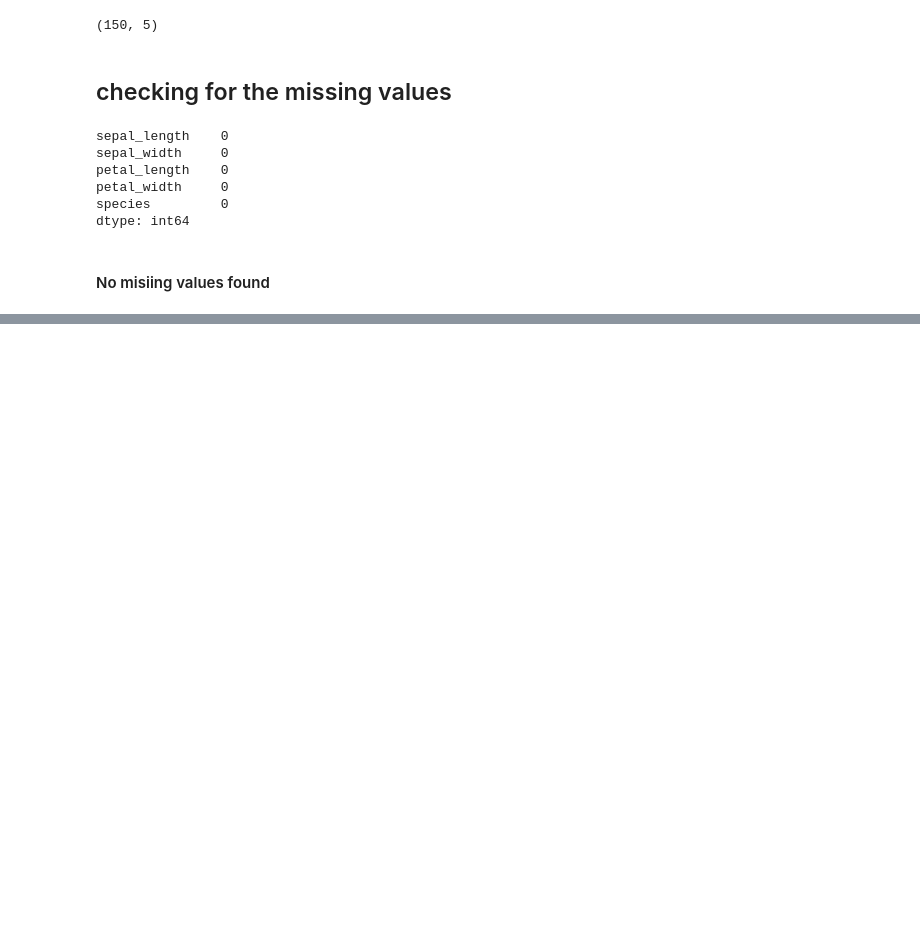
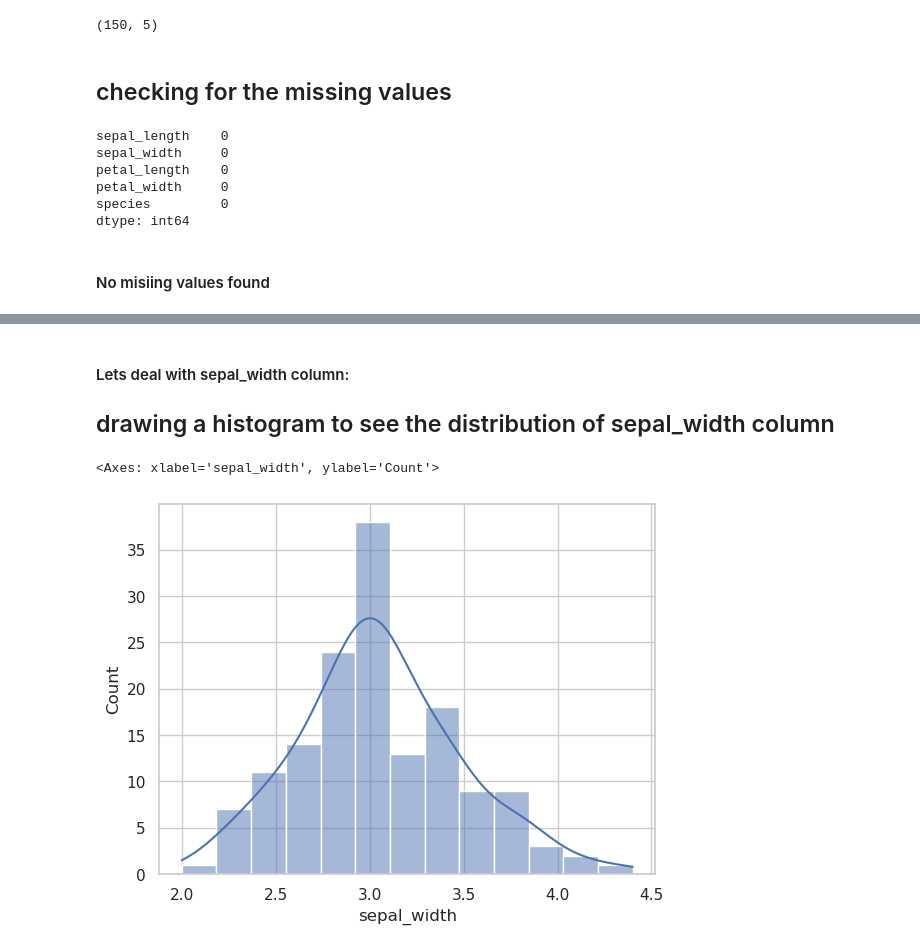
Before and after one commit to LalitSingh07/CODSOFT, a Jupyter notebook: 02/IRIS.ipynb, the cells around one changed output, grey strips where cells are left out. Saved outputs shown, nothing was run; the diff lists cells and outputs as text; code cells hidden in the pictures; blank space fills up the shorter version.

```diff
--- a/02/IRIS.ipynb
+++ b/02/IRIS.ipynb
@@ -88,0 +124,9 @@ plt.show()
+# %% [markdown]
+#### Lets deal with sepal_width column:
+## drawing a histogram to see the distribution of sepal_width column
+# %%
+
+sns.histplot(df['sepal_width'], kde=True)
+# %% [output]
+<Axes: xlabel='sepal_width', ylabel='Count'>
+[figure, added]
```
Also changed, not shown: parts of 14 cells of this notebook.
